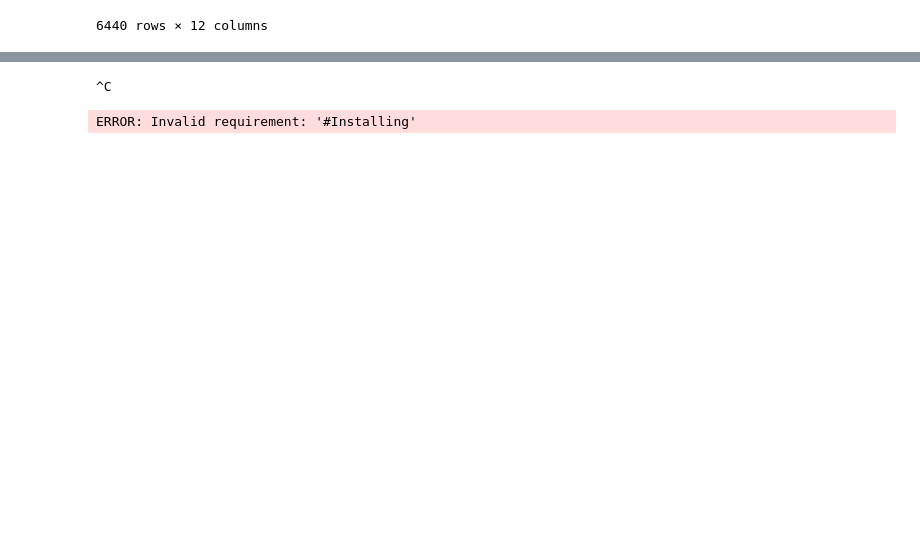
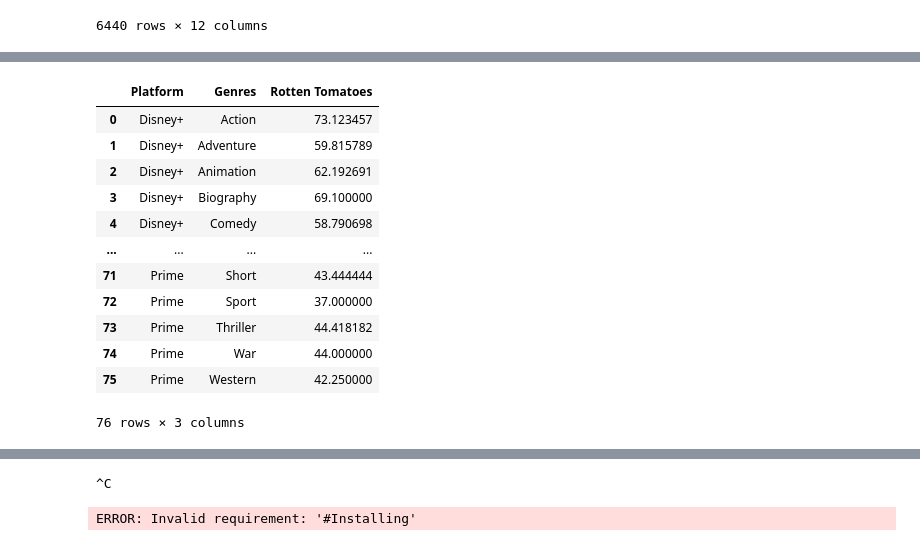
Before and after one commit to tushariccs/Python-codes, a Jupyter notebook: KMPG Data Science/first.ipynb, the cells around one changed output, grey strips where cells are left out. Cells and saved outputs as stored; diff of their text form; code cells hidden in the pictures; blank space fills up the shorter version.

```diff
--- a/KMPG Data Science/first.ipynb
+++ b/KMPG Data Science/first.ipynb
@@ -327,0 +368,17 @@ movies[fc2 & fc3]
+# %%
+#PS: find the average rotten tomato score for movies under genres under each platform.
+movies.groupby(['Platform','Genres'])[['Rotten Tomatoes']].mean().reset_index()
+# %% [output]
+|  | Platform | Genres | Rotten Tomatoes |
+| 0 | Disney+ | Action | 73.123457 |
+| 1 | Disney+ | Adventure | 59.815789 |
+| 2 | Disney+ | Animation | 62.192691 |
+| 3 | Disney+ | Biography | 69.100000 |
+| 4 | Disney+ | Comedy | 58.790698 |
+| ... | ... | ... | ... |
+| 71 | Prime | Short | 43.444444 |
+| 72 | Prime | Sport | 37.000000 |
+| 73 | Prime | Thriller | 44.418182 |
+| 74 | Prime | War | 44.000000 |
+| 75 | Prime | Western | 42.250000 |
+76 rows × 3 columns
```
Also changed, not shown: parts of 5 cells of this notebook, 15 other files.
